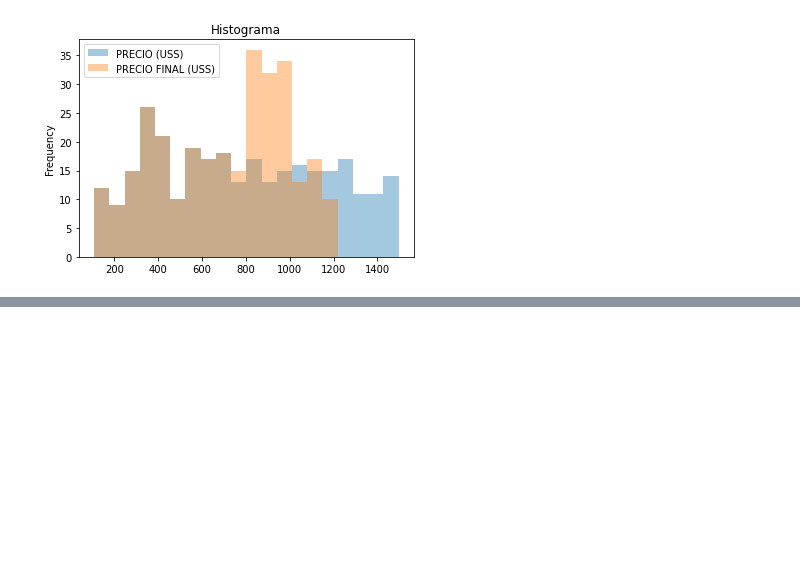
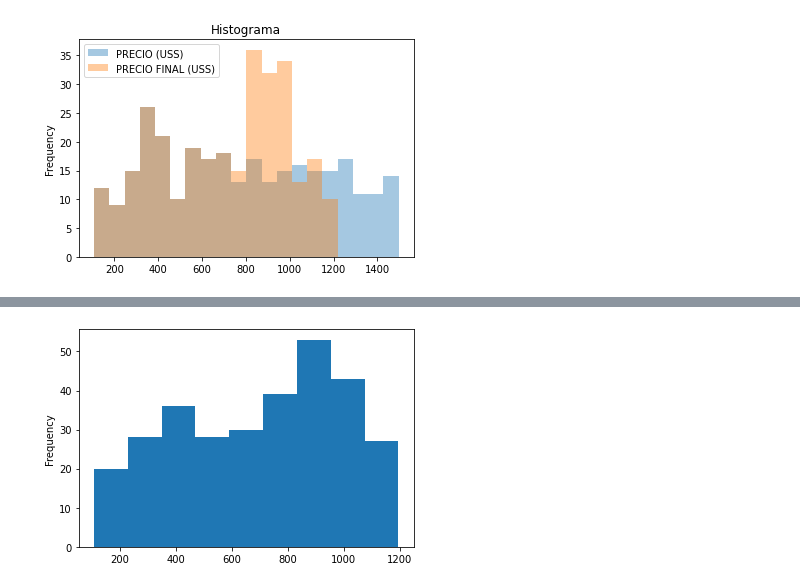
Before and after one commit to pyefiuna/Laboratorio, a Jupyter notebook: notebooks/1_Estadística_Descriptiva.ipynb, the cells around one changed output, grey strips where cells are left out. Saved outputs shown, nothing was run; the diff lists cells and outputs as text; code cells hidden in the pictures; blank space fills up the shorter version.

Commit message:
Se termina la práctica de smartphones (pendiente de revisión)

```diff
--- a/notebooks/1_Estadística_Descriptiva.ipynb
+++ b/notebooks/1_Estadística_Descriptiva.ipynb
@@ -176,0 +216,14 @@ smartphones.plot.hist(alpha = 0.40, # transparencia
+# %%
+valor_final = smartphones['VALOR FINAL']
+tabla_estadistica = pd.Series(index = ['Cantidad', 'Promedio', 'Mediana', 'Moda',
+                                        'Máx.', 'Mín', 'Rango', 'Desv. Est.'],
+                              data = [valor_final.count(),
+                                      valor_final.mean(),
+                                      valor_final.median(),
+                                      *valor_final.mode().values,
+                                      valor_final.max(),
+                                      valor_final.min(),
+                                      np.ptp(valor_final), # peak to peak, pico a pico
+                                      valor_final.std()],
+                              name = 'Tabla estadística').astype(int) # se convierte a entero
+print(tabla_estadistica)
@@ -176,0 +244,5 @@ smartphones.plot.hist(alpha = 0.40, # transparencia
+# %%
+n_sturges = int(1 + 3.322*np.log10(tabla_estadistica['Cantidad']))
+n_brooks_carruthers = int(5*np.log10(tabla_estadistica['Cantidad']))
+print(f'Por el criterio de Sturges: {n_sturges}')
+print(f'Por el criterio de Brooks y Carruthers: {n_brooks_carruthers}')
@@ -176,0 +254,5 @@ smartphones.plot.hist(alpha = 0.40, # transparencia
+# %%
+valor_final_clases = pd.cut(smartphones['VALOR FINAL'],
+                            bins = n_sturges, # cantidad de clases
+                            precision = 0) # precision: cantidad de decimales por tener en cuenta
+print(valor_final_clases)
@@ -176,0 +278,3 @@ smartphones.plot.hist(alpha = 0.40, # transparencia
+# %%
+smartphones['CLASE'] = valor_final_clases
+print(smartphones.head())
@@ -176,0 +309,4 @@ smartphones.plot.hist(alpha = 0.40, # transparencia
+# %%
+smartphones['VALOR FINAL'].plot.hist(bins = 9);
+# %% [output]
+[figure, added]
```
Also changed, not shown: parts of 16 cells of this notebook.
